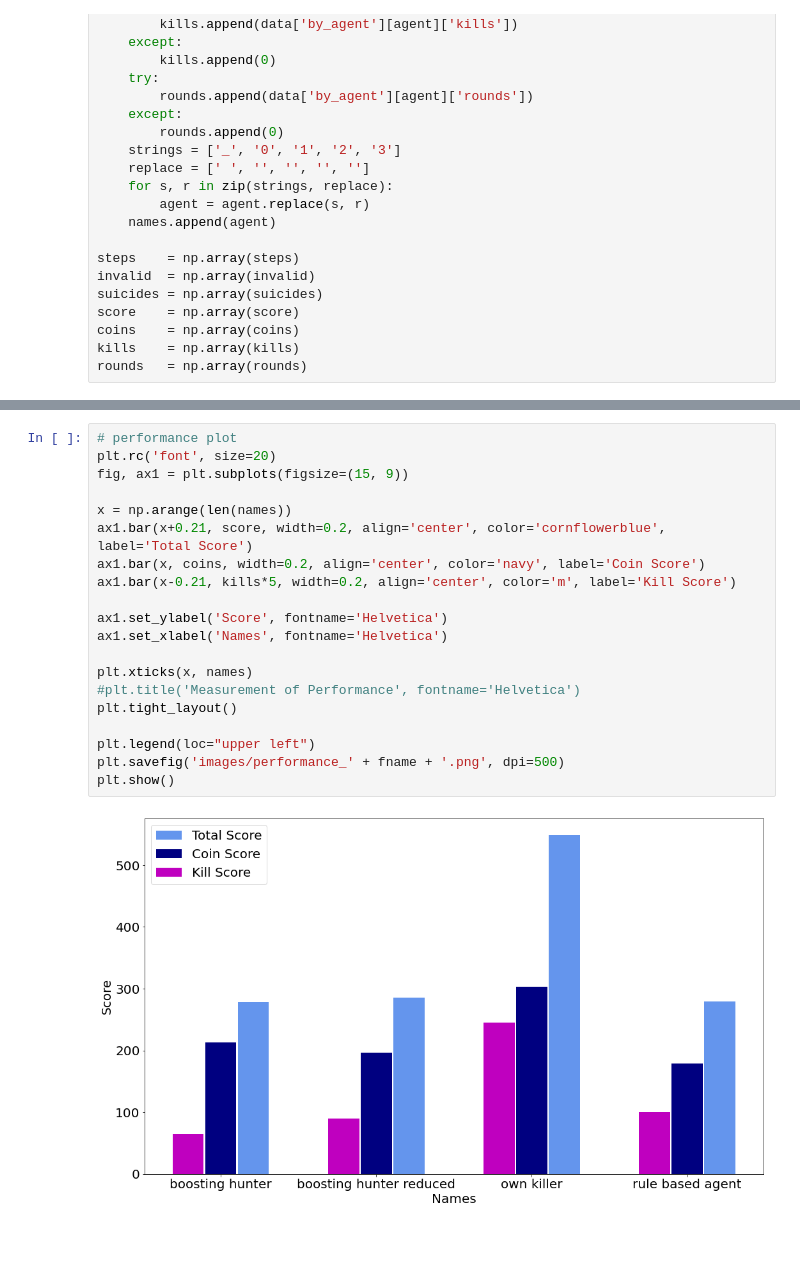
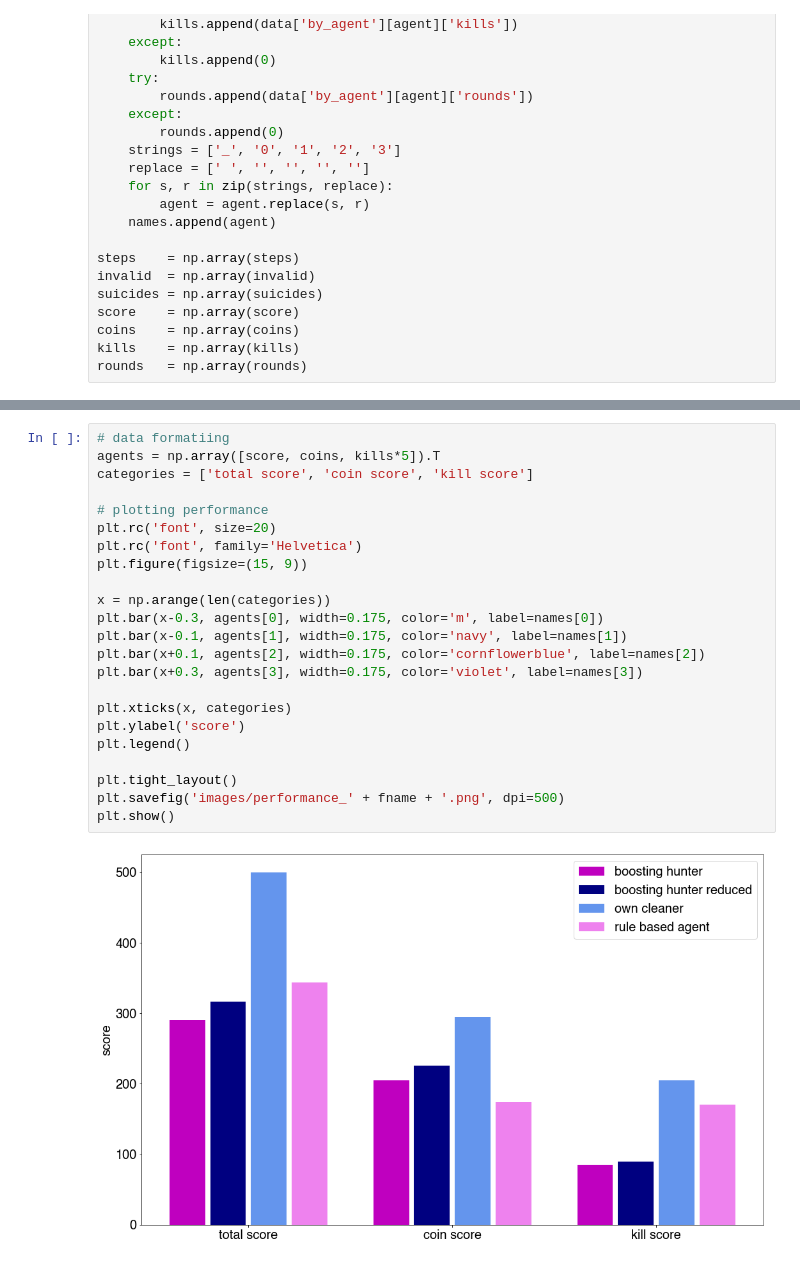
Before and after one commit to Kingrimursel/bomberman, a Jupyter notebook: results/evaluate.ipynb, the cells around one changed output, grey strips where cells are left out. Drawn from its saved outputs; the diff is of its cells as text.

```diff
--- a/results/evaluate.ipynb
+++ b/results/evaluate.ipynb
@@ -107,22 +100,25 @@ findfont: Font family ['Helvetica'] not found. Falling back to DejaVu Sans.
-# %%
-# performance plot
-plt.rc('font', size=20)
-fig, ax1 = plt.subplots(figsize=(15, 9))
-
-x = np.arange(len(names))
-ax1.bar(x+0.21, score, width=0.2, align='center', color='cornflowerblue', label='Total Score')
-ax1.bar(x, coins, width=0.2, align='center', color='navy', label='Coin Score')
-ax1.bar(x-0.21, kills*5, width=0.2, align='center', color='m', label='Kill Score')
-
-ax1.set_ylabel('Score', fontname='Helvetica')
-ax1.set_xlabel('Names', fontname='Helvetica')
-
-plt.xticks(x, names)
-#plt.title('Measurement of Performance', fontname='Helvetica')
-plt.tight_layout()
-
-plt.legend(loc="upper left")
-plt.savefig('images/performance_' + fname + '.png', dpi=500)
-plt.show()
-# %% [output]
-[figure, removed]
+# %%
+# data formatiing
+agents = np.array([score, coins, kills*5]).T
+categories = ['total score', 'coin score', 'kill score']
+
+# plotting performance
+plt.rc('font', size=20)
+plt.rc('font', family='Helvetica')
+plt.figure(figsize=(15, 9))
+
+x = np.arange(len(categories))
+plt.bar(x-0.3, agents[0], width=0.175, color='m', label=names[0])
+plt.bar(x-0.1, agents[1], width=0.175, color='navy', label=names[1])
+plt.bar(x+0.1, agents[2], width=0.175, color='cornflowerblue', label=names[2])
+plt.bar(x+0.3, agents[3], width=0.175, color='violet', label=names[3])
+
+plt.xticks(x, categories)
+plt.ylabel('score')
+plt.legend()
+
+plt.tight_layout()
+plt.savefig('images/performance_' + fname + '.png', dpi=500)
+plt.show()
+# %% [output]
+[figure, added]
```
Also changed, not shown: parts of 2 cells of this notebook, 26 other files.
